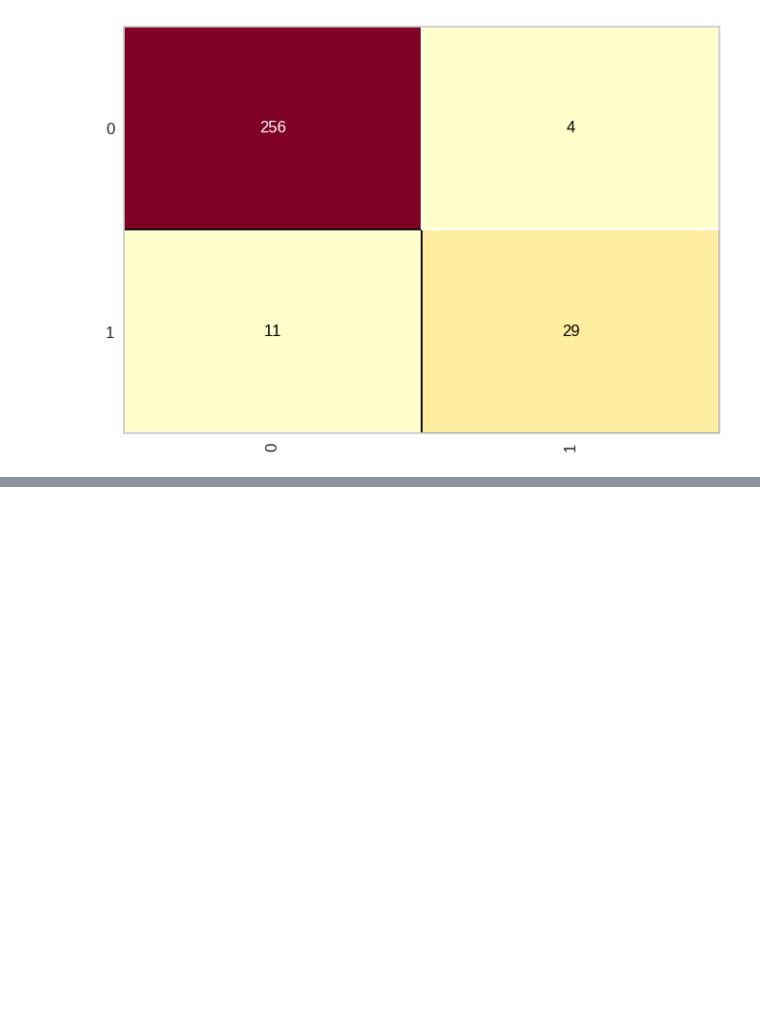
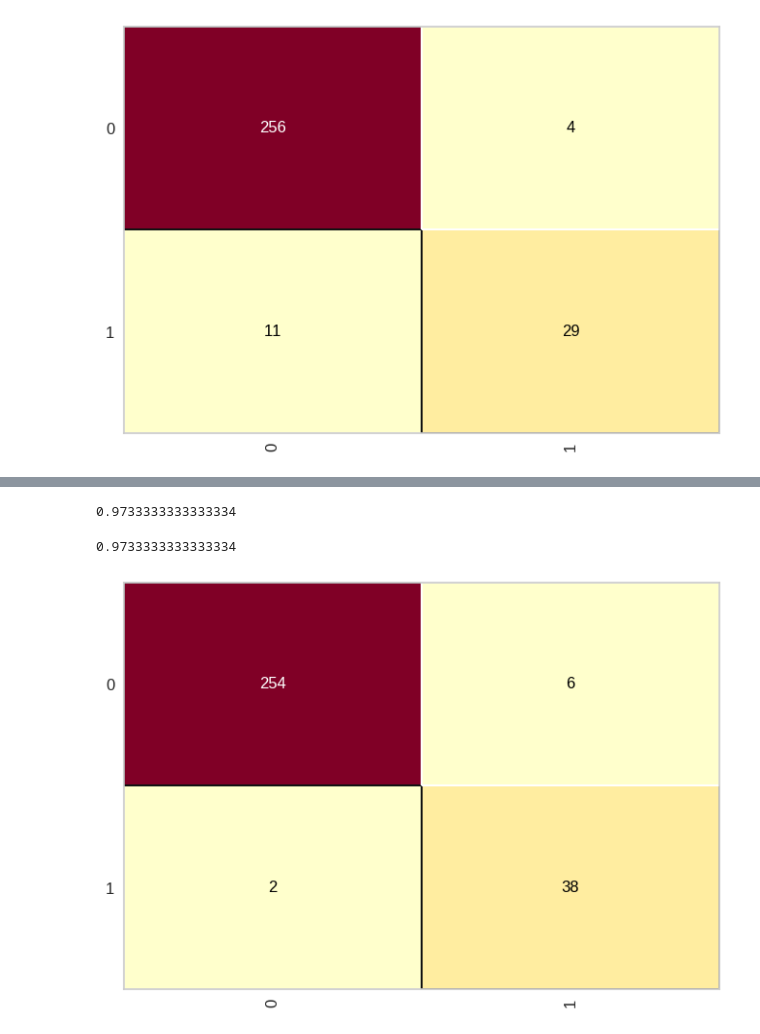
Before and after one commit to Pedro4Albuquerque/am-t4-s1a2026t2, a Jupyter notebook: MultiNeuralCredit0512.ipynb, the cells around one changed output, grey strips where cells are left out. Cells and saved outputs as stored; diff of their text form; code cells hidden in the pictures; blank space fills up the shorter version.

```diff
--- a/MultiNeuralCredit0512.ipynb
+++ b/MultiNeuralCredit0512.ipynb
@@ -102,0 +107,3 @@ cm_credit.score(X_credit_teste, Y_credit_teste)
+# %%
+arvore_credit_data = DecisionTreeClassifier(criterion='entropy', random_state=0)
+arvore_credit_data.fit(X_credit_treinamento, Y_credit_treinamento)
@@ -102,0 +158,12 @@ cm_credit.score(X_credit_teste, Y_credit_teste)
+# %%
+accuracy_score(Y_credit_teste, previsoes_arvore)
+# %% [output]
+0.9733333333333334
+# %%
+from yellowbrick.classifier import ConfusionMatrix
+cm_tree = ConfusionMatrix(arvore_credit_data)
+cm_tree.fit(X_credit_treinamento, Y_credit_treinamento)
+cm_tree.score(X_credit_teste, Y_credit_teste)
+# %% [output]
+0.9733333333333334
+[figure, added]
```
Also changed, not shown: parts of 11 cells of this notebook.
